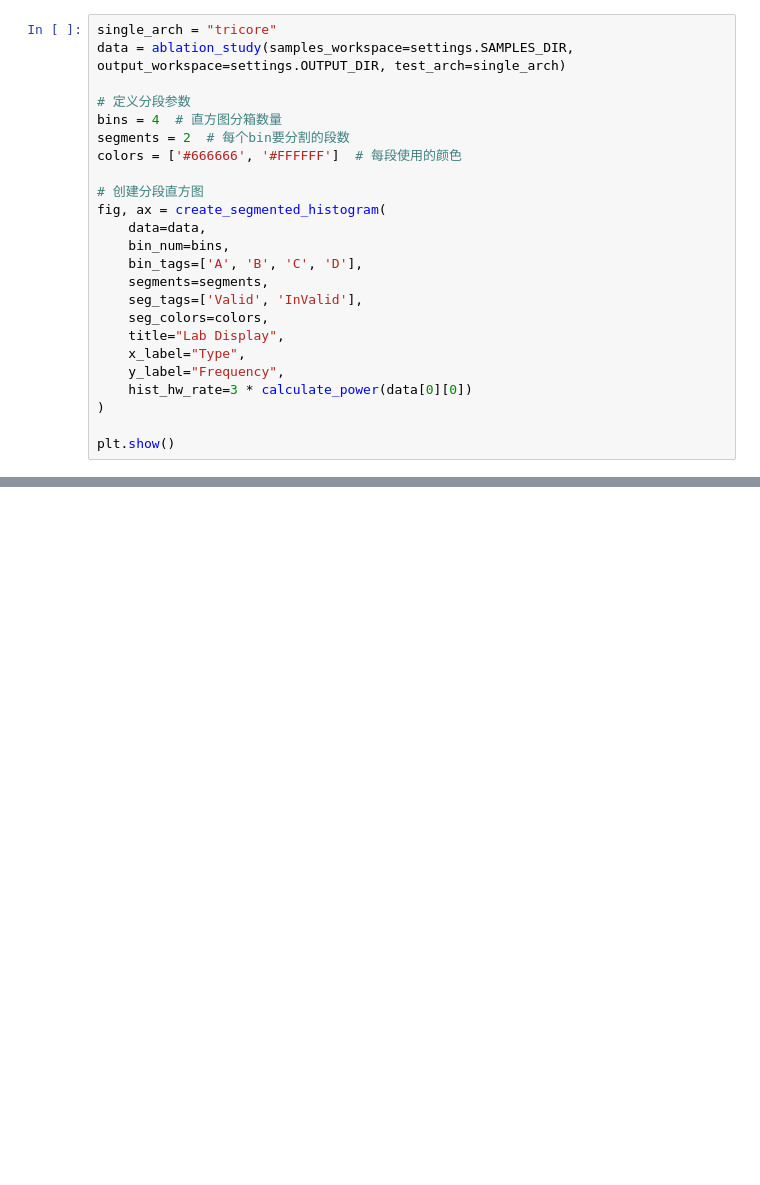
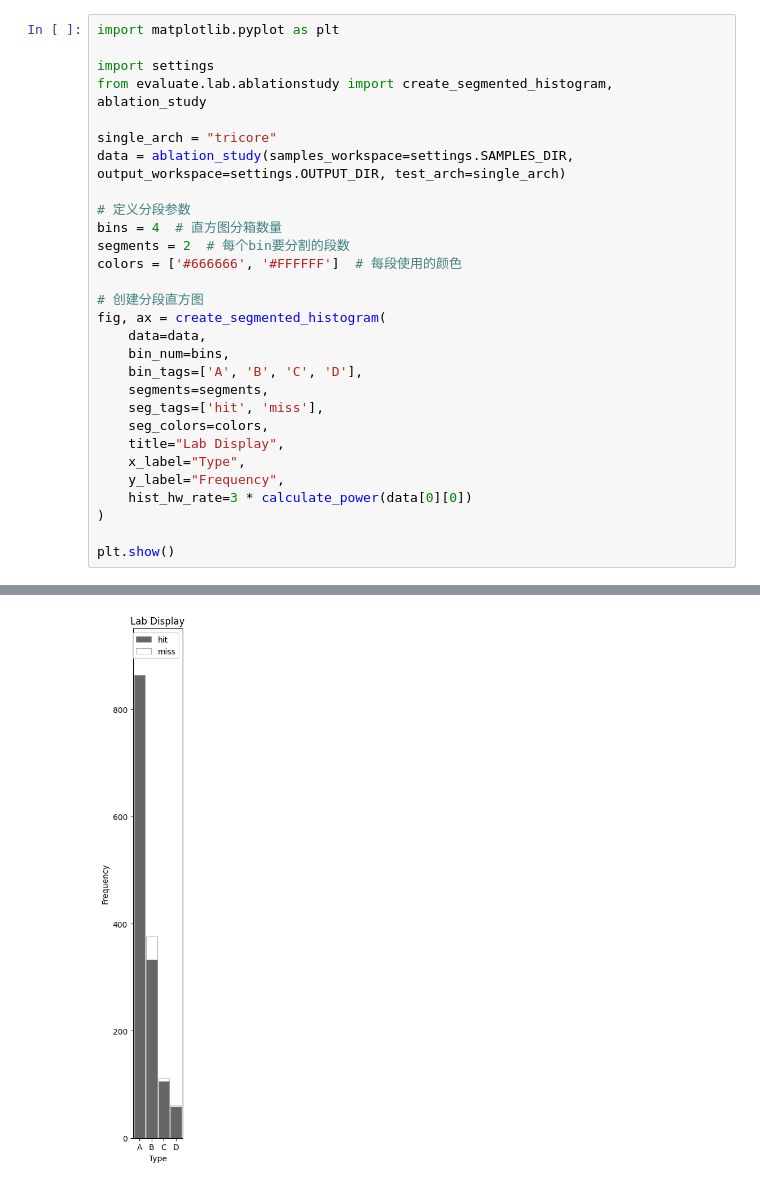
Before and after one commit to NCNIPCIoTSec/FBFISADetector, a Jupyter notebook: src/labDisplay.ipynb, the cells around one changed output, grey strips where cells are left out. Saved outputs shown, nothing was run; the diff lists cells and outputs as text; blank space fills up the shorter version.

```diff
--- a/src/labDisplay.ipynb
+++ b/src/labDisplay.ipynb
@@ -27,4 +36,9 @@ def calculate_power(num):
 # %%
+import matplotlib.pyplot as plt
+
+import settings
+from evaluate.lab.ablationstudy import create_segmented_histogram, ablation_study
+
 single_arch = "tricore"
 data = ablation_study(samples_workspace=settings.SAMPLES_DIR, output_workspace=settings.OUTPUT_DIR, test_arch=single_arch)
 
@@ -39,7 +53,7 @@ fig, ax = create_segmented_histogram(
     bin_num=bins,
     bin_tags=['A', 'B', 'C', 'D'],
     segments=segments,
-    seg_tags=['Valid', 'InValid'],
+    seg_tags=['hit', 'miss'],
     seg_colors=colors,
     title="Lab Display",
     x_label="Type",
@@ -48,3 +62,4 @@ fig, ax = create_segmented_histogram(
 )
 
 plt.show()
+# %% [output]
@@ -51 +83,2 @@ plt.show()
+[figure, added]
 # %%
```
Also changed, not shown: parts of 7 cells of this notebook, 50 other files.
